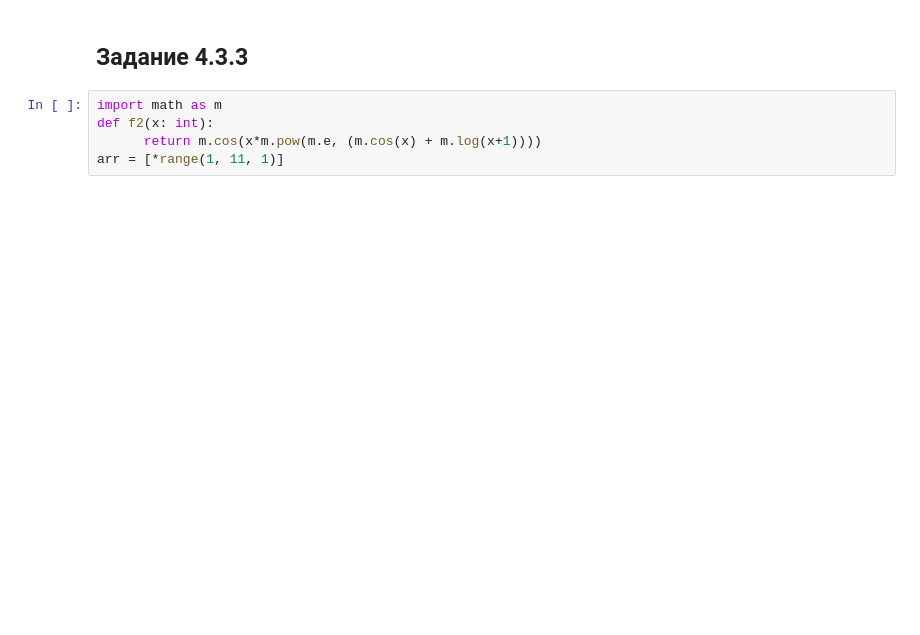
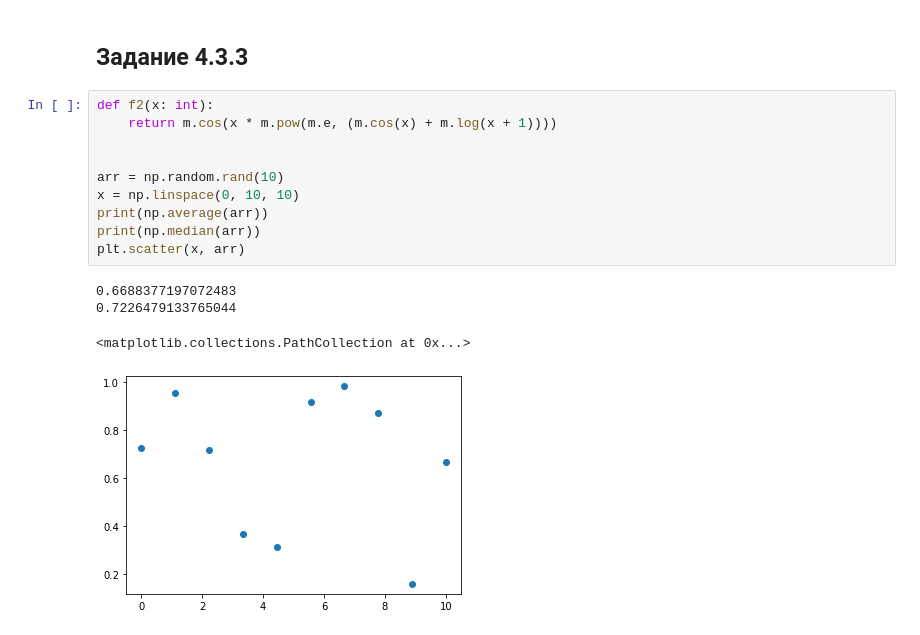
Before and after one commit to AndreyVAAVA/AI_RTU_MIREA, a Jupyter notebook: notebooks/FirstPractice.ipynb, the cells around one changed output. Drawn from its saved outputs; the diff is of its cells as text; blank space fills up the shorter version.

```diff
--- a/notebooks/FirstPractice.ipynb
+++ b/notebooks/FirstPractice.ipynb
@@ -77,7 +112,17 @@ for i in range()
 # %% [markdown]
 ## Задание 4.3.3
 # %%
-import math as m
 def f2(x: int):
-      return m.cos(x*m.pow(m.e, (m.cos(x) + m.log(x+1))))
-arr = [*range(1, 11, 1)]
+    return m.cos(x * m.pow(m.e, (m.cos(x) + m.log(x + 1))))
+
+
+arr = np.random.rand(10)
+x = np.linspace(0, 10, 10)
+print(np.average(arr))
+print(np.median(arr))
+plt.scatter(x, arr)
+# %% [output]
+0.6688377197072483
+0.7226479133765044
+<matplotlib.collections.PathCollection at 0x...>
+[figure, added]
```
Also changed, not shown: parts of 18 cells of this notebook, 3 other files.
